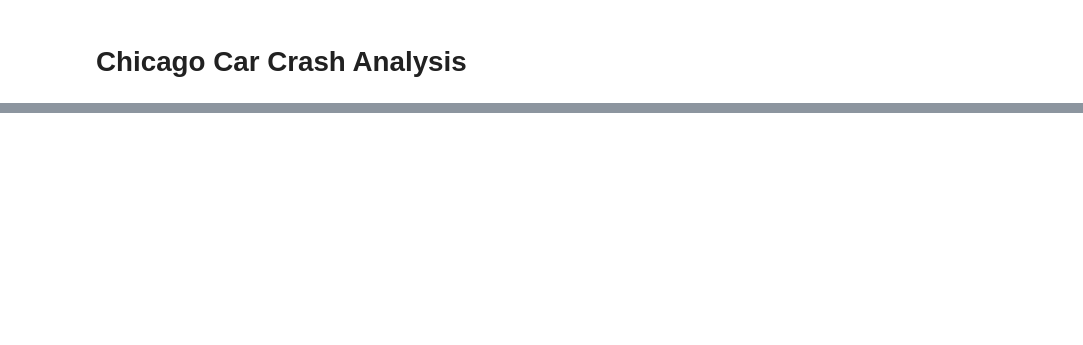
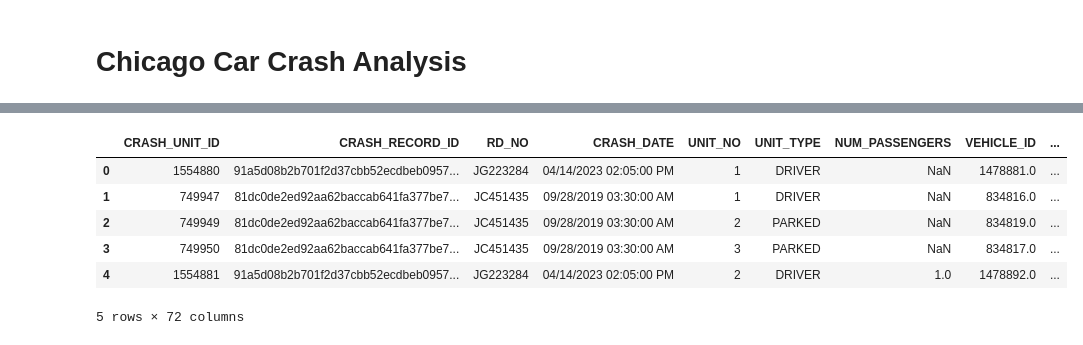
Before and after one commit to Ashendy/CarCrash_Chicago, a Jupyter notebook: Main.ipynb, the cells around one changed output, grey strips where cells are left out. Drawn from its saved outputs; the diff is of its cells as text; code cells hidden in the pictures; blank space fills up the shorter version.

```diff
--- a/Main.ipynb
+++ b/Main.ipynb
@@ -33,0 +65,10 @@ memory usage: 291.2+ MB
+# %%
+df_vehicles.head()
+# %% [output]
+|  | CRASH_UNIT_ID | CRASH_RECORD_ID | RD_NO | CRASH_DATE | UNIT_NO | UNIT_TYPE | NUM_PASSENGERS | VEHICLE_ID | ... |
+| 0 | 1554880 | 91a5d08b2b701f2d37cbb52ecdbeb0957... | JG223284 | 04/14/2023 02:05:00 PM | 1 | DRIVER | NaN | 1478881.0 | ... |
+| 1 | 749947 | 81dc0de2ed92aa62baccab641fa377be7... | JC451435 | 09/28/2019 03:30:00 AM | 1 | DRIVER | NaN | 834816.0 | ... |
+| 2 | 749949 | 81dc0de2ed92aa62baccab641fa377be7... | JC451435 | 09/28/2019 03:30:00 AM | 2 | PARKED | NaN | 834819.0 | ... |
+| 3 | 749950 | 81dc0de2ed92aa62baccab641fa377be7... | JC451435 | 09/28/2019 03:30:00 AM | 3 | PARKED | NaN | 834817.0 | ... |
+| 4 | 1554881 | 91a5d08b2b701f2d37cbb52ecdbeb0957... | JG223284 | 04/14/2023 02:05:00 PM | 2 | DRIVER | 1.0 | 1478892.0 | ... |
+5 rows × 72 columns
```
Also changed, not shown: parts of 19 cells of this notebook.
